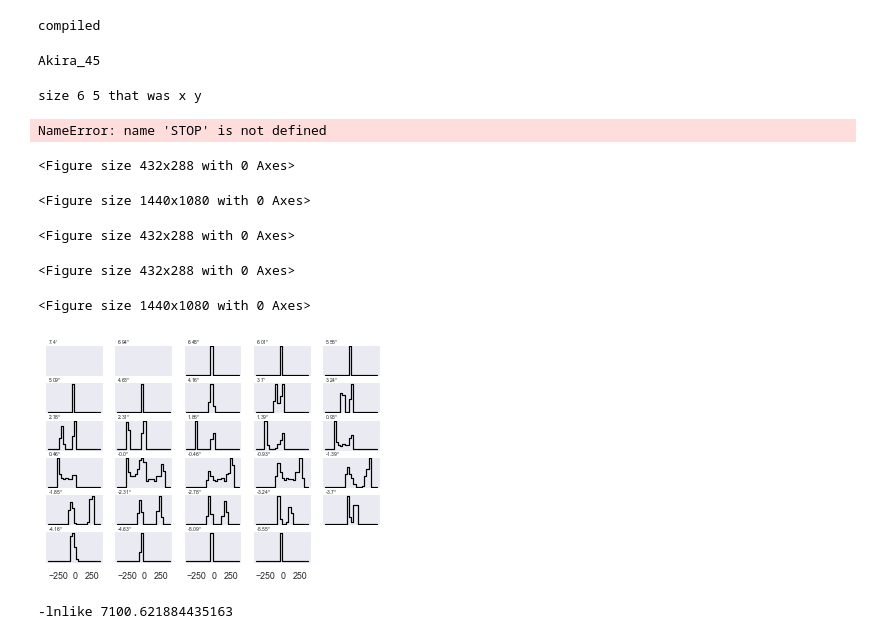
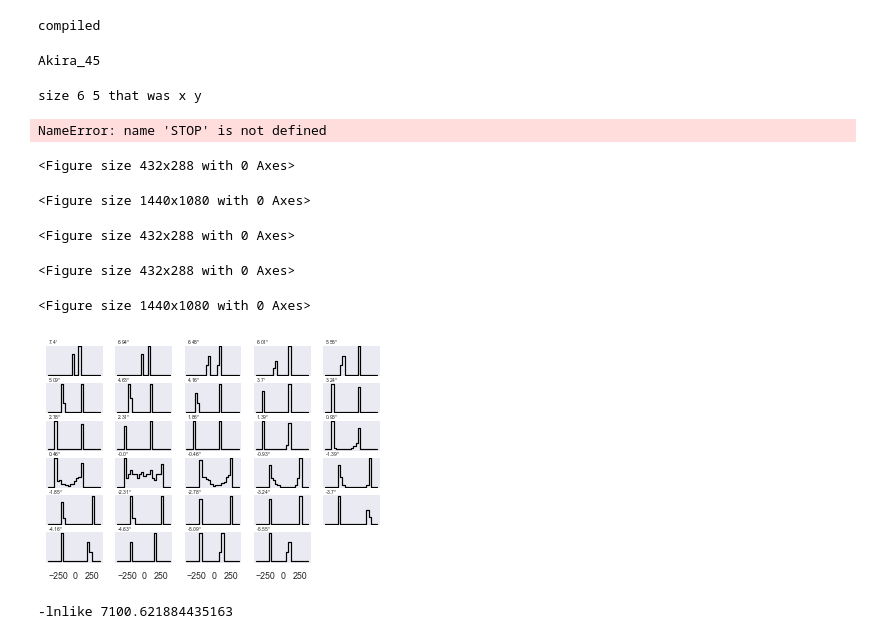
Before and after one commit to beckynevin/Bicones, a Jupyter notebook: Bicone_emcee.ipynb, the cells around one changed output. Cells and saved outputs as stored; diff of their text form; code cells hidden in the pictures.

```diff
--- a/Bicone_emcee.ipynb
+++ b/Bicone_emcee.ipynb
@@ -3089,7 +3087,7 @@ for z in range(len(names)):
                                                  slitwidth, spatial_resolution,
                                                 color_list)
 
-    mean_0, mean_1, mean_2, mean_3, mean_4 = [20, 33, 3, 25, 332]
+    mean_0, mean_1, mean_2, mean_3, mean_4 = [15, 33, 6, 40, 332]
     args = [boundaries,  xs_data_list, vel_data_list, error_up_list, error_down_list, 'yes', xs_proj, ys_proj, name]
     lnlike_bicone_plot_profile([mean_0, mean_1, mean_2, mean_3, mean_4], *args)
 
@@ -3178,34 +3176,34 @@ for z in range(len(names)):
         ax.plot(samples[:, :, i], "k", alpha=0.3)
         ax.set_xlim(0, len(samples))
         ax.set_ylabel(labels[i])
         ax.yaxis.set_label_coords(-0.1, 0.5)
 
     axes[-1].set_xlabel("step number")
     plt.savefig('walkers_bicone.png')
 
 
     print(np.shape(samples_pre))
     mean_0 = np.mean(samples_pre[:][len_chain-1][0])
     mean_1 = np.mean(samples_pre[:][len_chain-1][1])
     mean_2 = np.mean(samples_pre[:][len_chain-1][2])
     mean_3 = np.mean(samples_pre[:][len_chain-1][3])
     mean_4 = np.mean(samples_pre[:][len_chain-1][4])
     print('mean variables', mean_0, mean_1, mean_2, mean_3, mean_4)
 
     # Now make a plot of the bicone from these
 
     args = [boundaries,  xs_data_list, vel_data_list, error_up_list, error_down_list, 'yes', xs_proj, ys_proj]
     lnlike_bicone([mean_0, mean_1, mean_2, mean_3, mean_4], *args)
 # %% [output]
 Akira_45
 size 6 5 that was x y
 NameError: name 'STOP' is not defined
 <Figure size 432x288 with 0 Axes>
 <Figure size 1440x1080 with 0 Axes>
 <Figure size 432x288 with 0 Axes>
 <Figure size 432x288 with 0 Axes>
 <Figure size 1440x1080 with 0 Axes>
-[figure, old version]
+[figure, new version]
 # %%
 # fabled corner plot:
 import corner
```
Also changed, not shown: parts of 1 cell of this notebook.
